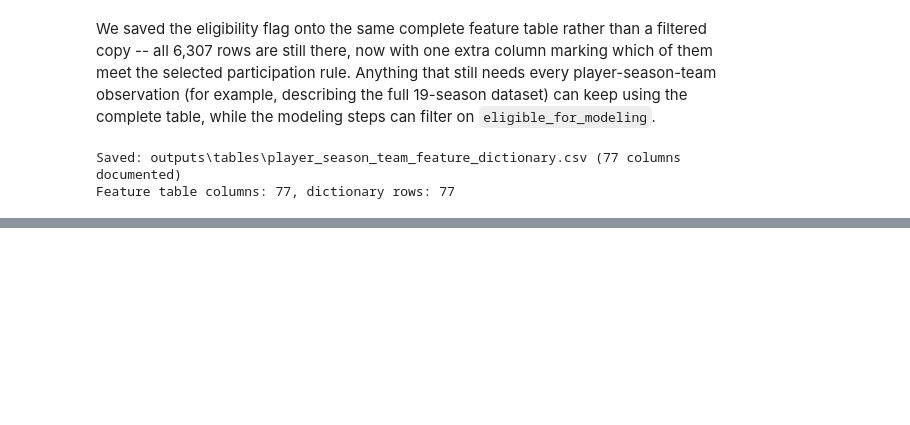
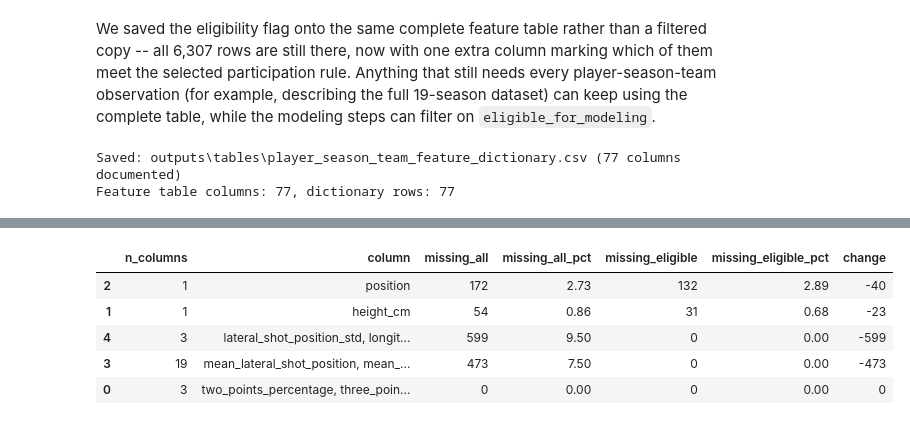
Before and after one commit to DoronWolinsky/Yuval-and-Doron-s-final-project---EuroLeague-player-roles, a Jupyter notebook: notebooks/EuroLeague_Player_Roles_Project.ipynb, the cells around one changed output, grey strips where cells are left out. Saved outputs shown, nothing was run; the diff lists cells and outputs as text; code cells hidden in the pictures; blank space fills up the shorter version.

```diff
--- a/notebooks/EuroLeague_Player_Roles_Project.ipynb
+++ b/notebooks/EuroLeague_Player_Roles_Project.ipynb
@@ -1282,0 +1294,11 @@ Feature table columns: 77, dictionary rows: 77
+# %%
+eligible_df = features[features["eligible_for_modeling"]].copy()
+
+print(f"Eligible sample size: {len(eligible_df)}")
+print(f"All eligible rows have positive minutes: {(eligible_df['minutes'] > 0).all()}")
+print(f"All eligible rows have positive games played: {(eligible_df['games_played'] > 0).all()}")
+print(f"All eligible rows have at least one field-goal attempt: "
+      f"{(eligible_df['field_goal_attempts'] >= 1).all()}")
+print(f"All eligible rows have valid spatial data: {eligible_df['has_valid_spatial_data'].all()}")
+print(f"Eligible rows with exactly one valid spatial shot: "
+      f"{(eligible_df['valid_spatial_shot_count'] == 1).sum()}")
@@ -1282,0 +1324,43 @@ Feature table columns: 77, dictionary rows: 77
+# %%
+candidate_cols = (
+    ["height_cm", "position",
+     "mean_lateral_shot_position", "lateral_shot_position_std",
+     "mean_longitudinal_shot_position", "longitudinal_shot_position_std",
+     "mean_raw_shot_distance", "median_raw_shot_distance", "raw_shot_distance_std",
+     "two_point_attempt_share", "three_point_attempt_share", "free_throw_attempt_rate",
+     "event_two_point_attempt_share", "event_three_point_attempt_share",
+     "two_points_percentage", "three_points_percentage", "free_throws_percentage"]
+    + zone_share_cols
+)
+
+detail_rows = []
+for c in candidate_cols:
+    detail_rows.append({
+        "column": c,
+        "missing_all": int(features[c].isna().sum()),
+        "missing_all_pct": round(100 * features[c].isna().mean(), 2),
+        "missing_eligible": int(eligible_df[c].isna().sum()),
+        "missing_eligible_pct": round(100 * eligible_df[c].isna().mean(), 2),
+    })
+missingness_detail = pd.DataFrame(detail_rows)
+missingness_detail["change"] = missingness_detail["missing_eligible"] - missingness_detail["missing_all"]
+
+missingness_grouped = (
+    missingness_detail
+    .groupby(["missing_all", "missing_all_pct", "missing_eligible", "missing_eligible_pct", "change"])["column"]
+    .apply(lambda s: ", ".join(s))
+    .reset_index()
+)
+missingness_grouped["n_columns"] = missingness_grouped["column"].str.count(",") + 1
+missingness_grouped = missingness_grouped.sort_values(
+    ["missing_eligible", "missing_all"], ascending=False
+)[["n_columns", "column", "missing_all", "missing_all_pct", "missing_eligible",
+   "missing_eligible_pct", "change"]]
+missingness_grouped
+# %% [output]
+|  | n_columns | column | missing_all | missing_all_pct | missing_eligible | missing_eligible_pct | change |
+| 2 | 1 | position | 172 | 2.73 | 132 | 2.89 | -40 |
+| 1 | 1 | height_cm | 54 | 0.86 | 31 | 0.68 | -23 |
+| 4 | 3 | lateral_shot_position_std, longit... | 599 | 9.50 | 0 | 0.00 | -599 |
+| 3 | 19 | mean_lateral_shot_position, mean_... | 473 | 7.50 | 0 | 0.00 | -473 |
+| 0 | 3 | two_points_percentage, three_poin... | 0 | 0.00 | 0 | 0.00 | 0 |
```
Also changed, not shown: parts of 10 cells of this notebook, 2 other files.
